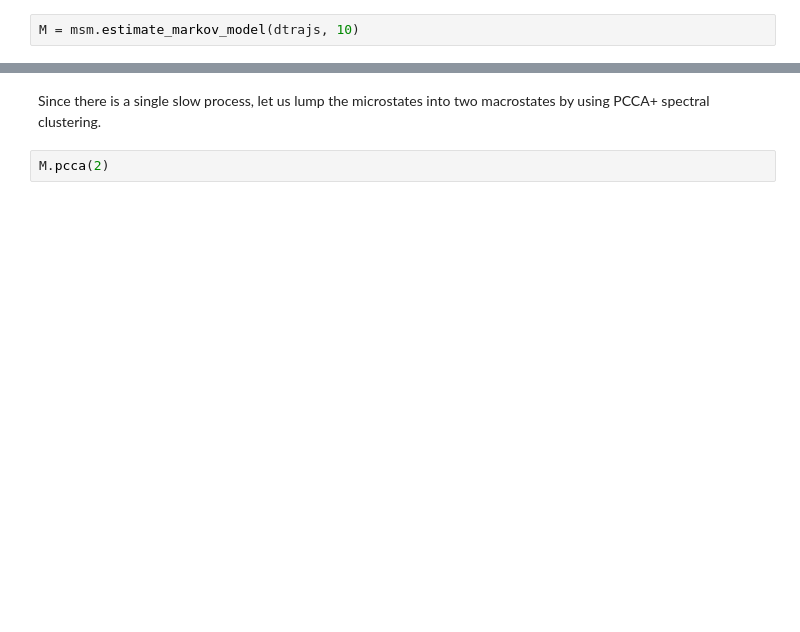
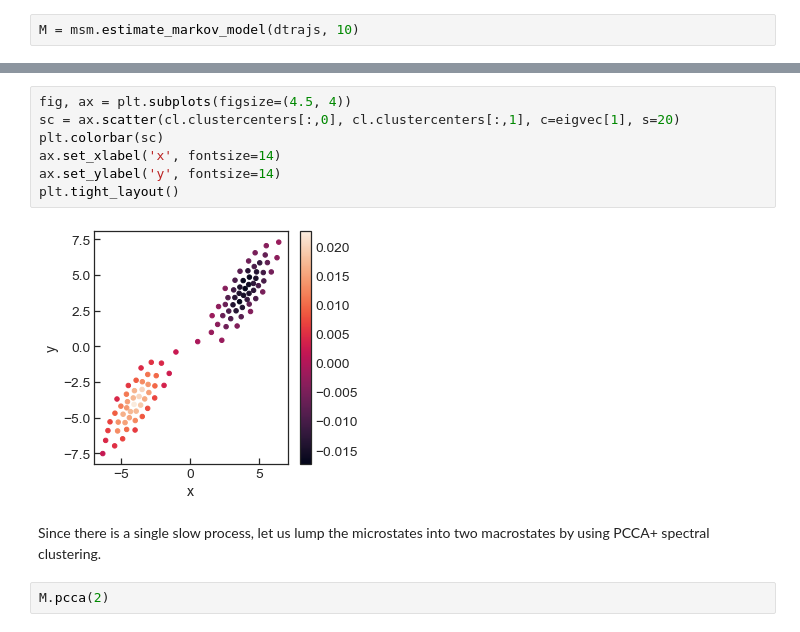
Before and after one commit to BioKT/hdbMSM, a Jupyter notebook: notebooks/cossio_potential.ipynb, the cells around one changed output, grey strips where cells are left out. Cells and saved outputs as stored; diff of their text form; blank space fills up the shorter version.

```diff
--- a/notebooks/cossio_potential.ipynb
+++ b/notebooks/cossio_potential.ipynb
@@ -129,3 +174,12 @@ plt.yscale('log')
+# %%
+fig, ax = plt.subplots(figsize=(4.5, 4))
+sc = ax.scatter(cl.clustercenters[:,0], cl.clustercenters[:,1], c=eigvec[1], s=20)
+plt.colorbar(sc)
+ax.set_xlabel('x', fontsize=14)
+ax.set_ylabel('y', fontsize=14)
+plt.tight_layout()
+# %% [output]
+[figure, added]
 # %% [markdown]
 Since there is a single slow process, let us lump the microstates into two macrostates by using PCCA+ spectral clustering.
 # %%
```
Also changed, not shown: parts of 42 cells of this notebook.
